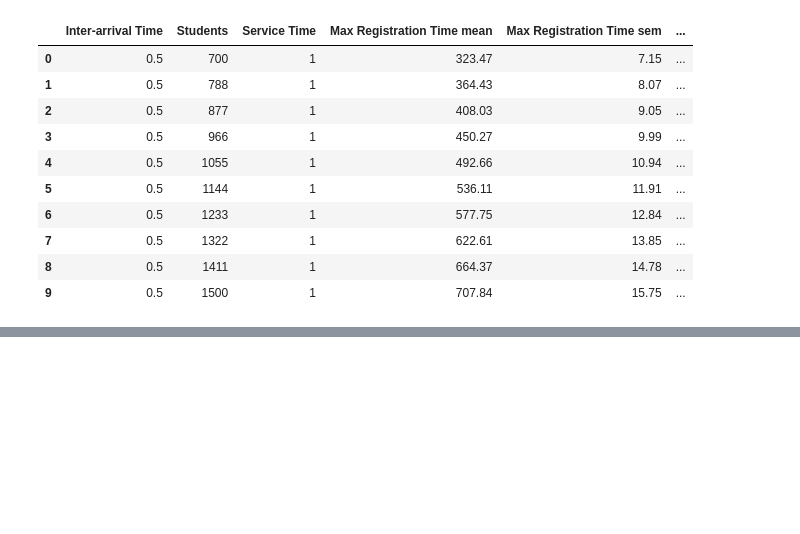
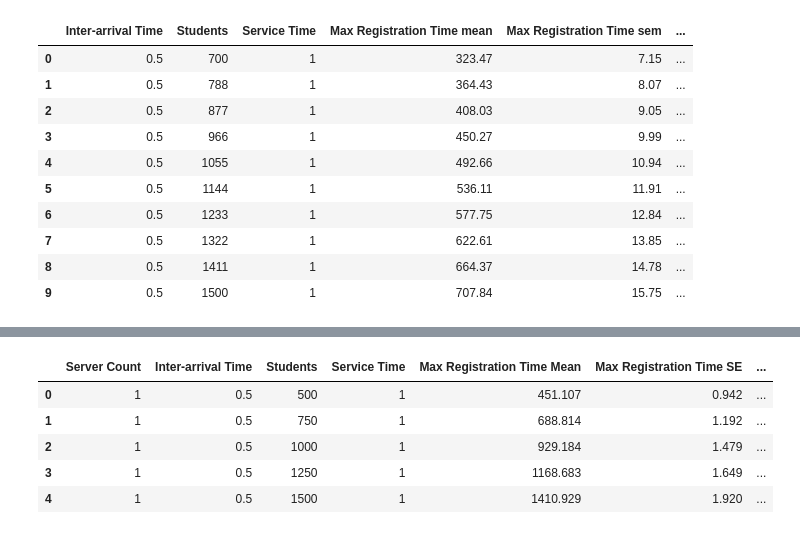
Before and after one commit to jessedusty/CPE-345-Project, a Jupyter notebook: Graph Maker.ipynb, the cells around one changed output, grey strips where cells are left out. Saved outputs shown, nothing was run; the diff lists cells and outputs as text; code cells hidden in the pictures; blank space fills up the shorter version.

```diff
--- a/Graph Maker.ipynb
+++ b/Graph Maker.ipynb
@@ -152,3 +163,5 @@ student_trials.round(2)
 iit = pretty_format([run_simulation(inter_arrival_time=s) for s in tqdm_notebook(np.linspace(0, 10, 100))])
 # %% [output]
 [interactive output not drawn]
+# %%
+inv_student = pretty_format([run_simulation(students=s) for s in tqdm_notebook("500 750 1000 1250 1500".split(" "))])
@@ -154,0 +187,9 @@ iit = pretty_format([run_simulation(inter_arrival_time=s) for s in tqdm_notebook
+# %%
+inv_student.round(3)
+# %% [output]
+|  | Server Count | Inter-arrival Time | Students | Service Time | Max Registration Time Mean | Max Registration Time SE | ... |
+| 0 | 1 | 0.5 | 500 | 1 | 451.107 | 0.942 | ... |
+| 1 | 1 | 0.5 | 750 | 1 | 688.814 | 1.192 | ... |
+| 2 | 1 | 0.5 | 1000 | 1 | 929.184 | 1.479 | ... |
+| 3 | 1 | 0.5 | 1250 | 1 | 1168.683 | 1.649 | ... |
+| 4 | 1 | 0.5 | 1500 | 1 | 1410.929 | 1.920 | ... |
```
Also changed, not shown: parts of 5 cells of this notebook, 2 other files.
